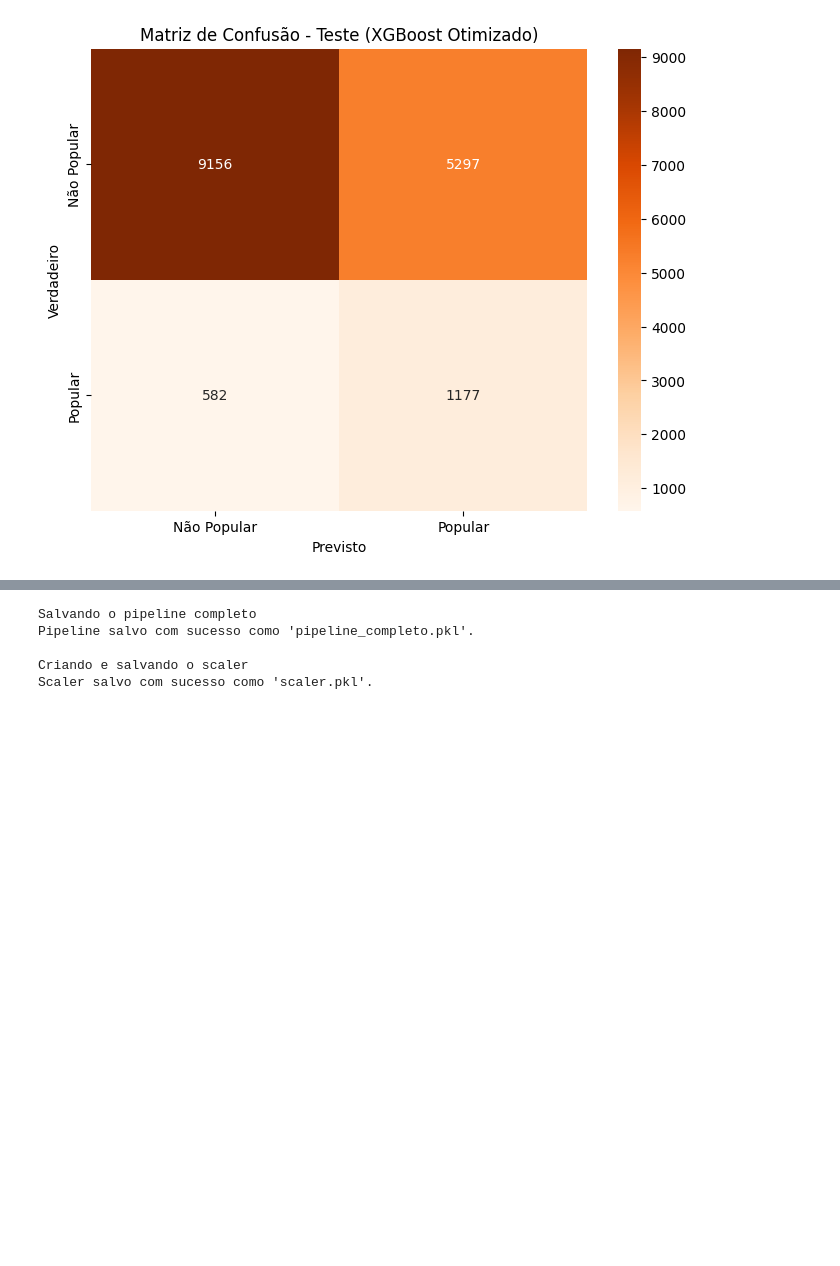
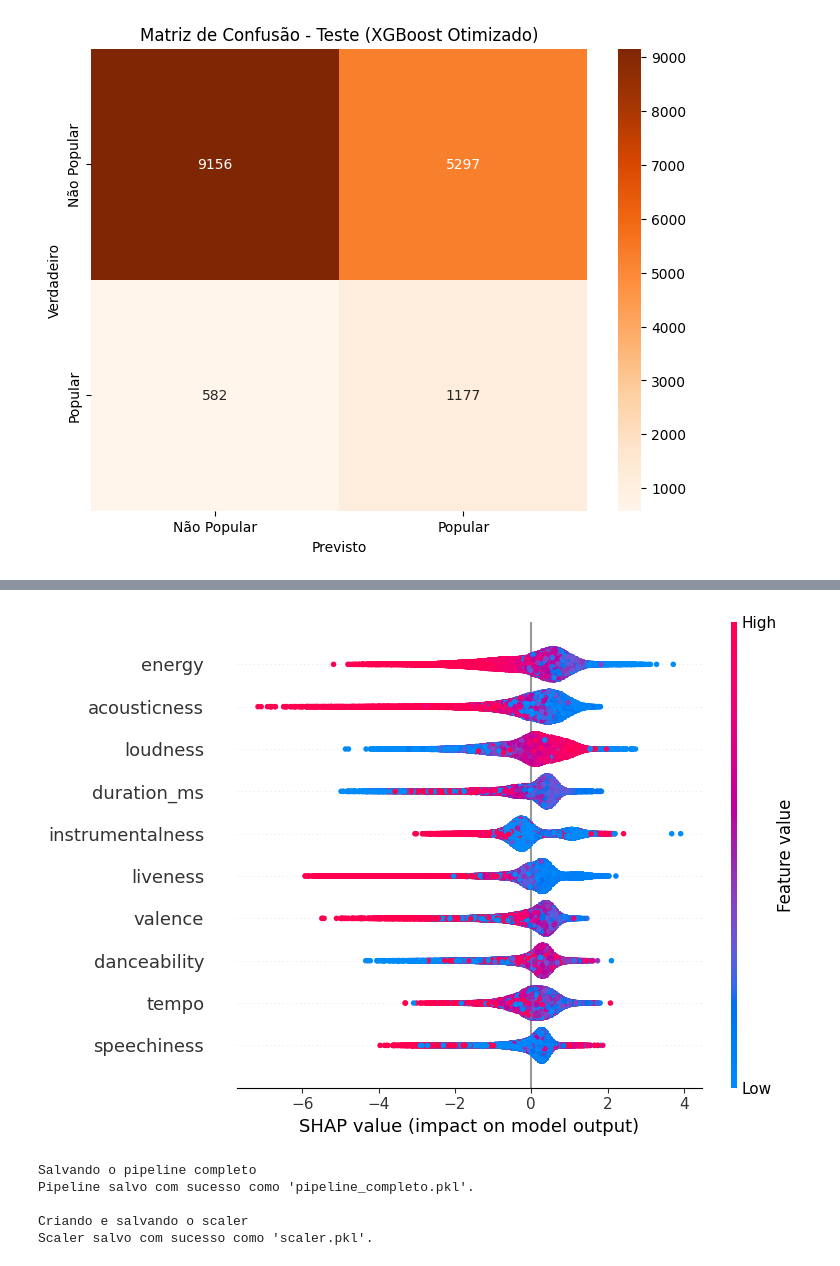
Before and after one commit to allanjfarias/PISI3, a Jupyter notebook: notebooks/XGBoost_import.ipynb, the cells around one changed output, grey strips where cells are left out. Cells and saved outputs as stored; diff of their text form; code cells hidden in the pictures; blank space fills up the shorter version.

```diff
--- a/notebooks/XGBoost_import.ipynb
+++ b/notebooks/XGBoost_import.ipynb
@@ -126,3 +148,7 @@ weighted avg       0.86      0.64      0.71     16212
+# %%
+shap.summary_plot(shap_values, X_train, feature_names=top_features, plot_type="dot")
+# %% [output]
+[figure, added]
 # %%
 import os
 # %%
```
Also changed, not shown: parts of 2 cells of this notebook, 1 other file.
